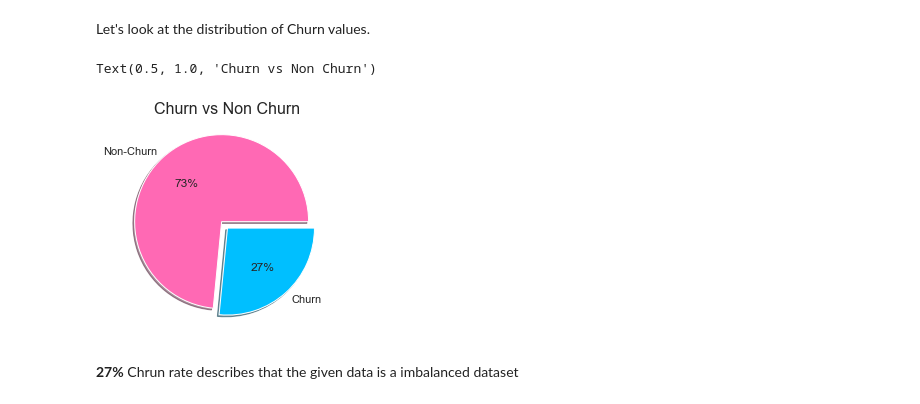
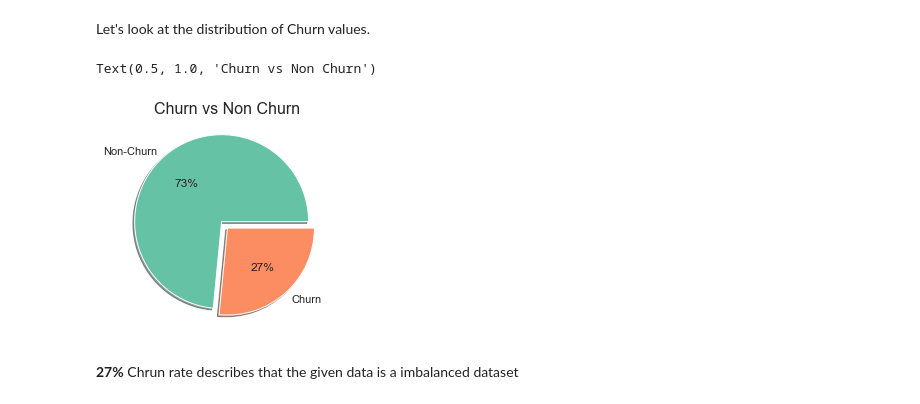
Before and after one commit to vnaazleen/telco-churn-prediction, a Jupyter notebook: Telco Customer Churn.ipynb, the cells around one changed output. Saved outputs shown, nothing was run; the diff lists cells and outputs as text; code cells hidden in the pictures.

```diff
--- a/Telco Customer Churn.ipynb
+++ b/Telco Customer Churn.ipynb
@@ -502,14 +502,14 @@ Let's look at the distribution of Churn values.
 # %%
 # Pie chart of churn
 churn_rate = df.Churn.value_counts() / len(df.Churn)
 labels = 'Non-Churn', 'Churn'
 
 fig, ax = plt.subplots()
-ax.pie(churn_rate, labels=labels, autopct='%.f%%', colors=['hotpink', 'deepskyblue'], shadow=True, explode=[0.1, 0])
+ax.pie(churn_rate, labels=labels, autopct='%.f%%', shadow=True, explode=[0.1, 0])
 ax.set_title('Churn vs Non Churn', fontsize=16)
 # %% [output]
 Text(0.5, 1.0, 'Churn vs Non Churn')
-[figure, old version]
+[figure, new version]
 # %% [markdown]
 <b>27%</b> Chrun rate describes that the given data is a imbalanced dataset
 # %% [markdown]
```
Also changed, not shown: parts of 28 cells of this notebook.
